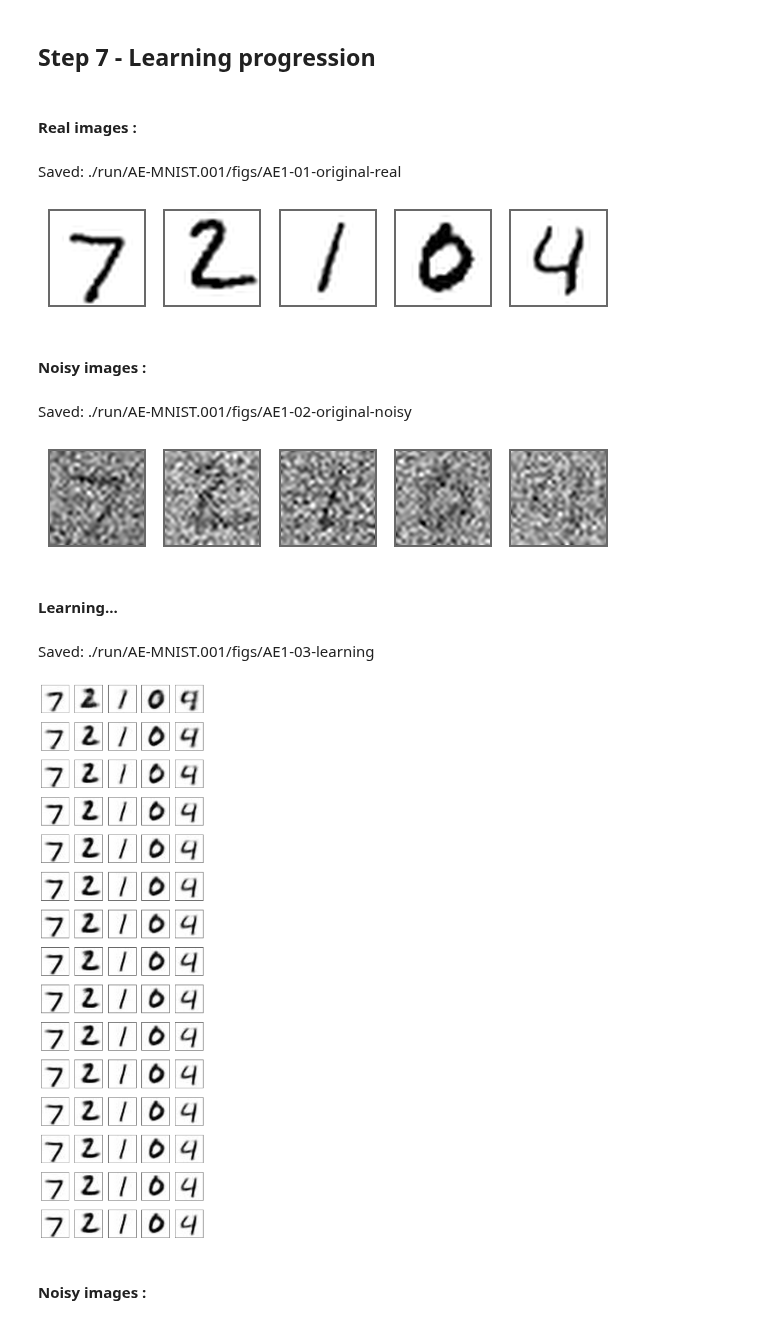
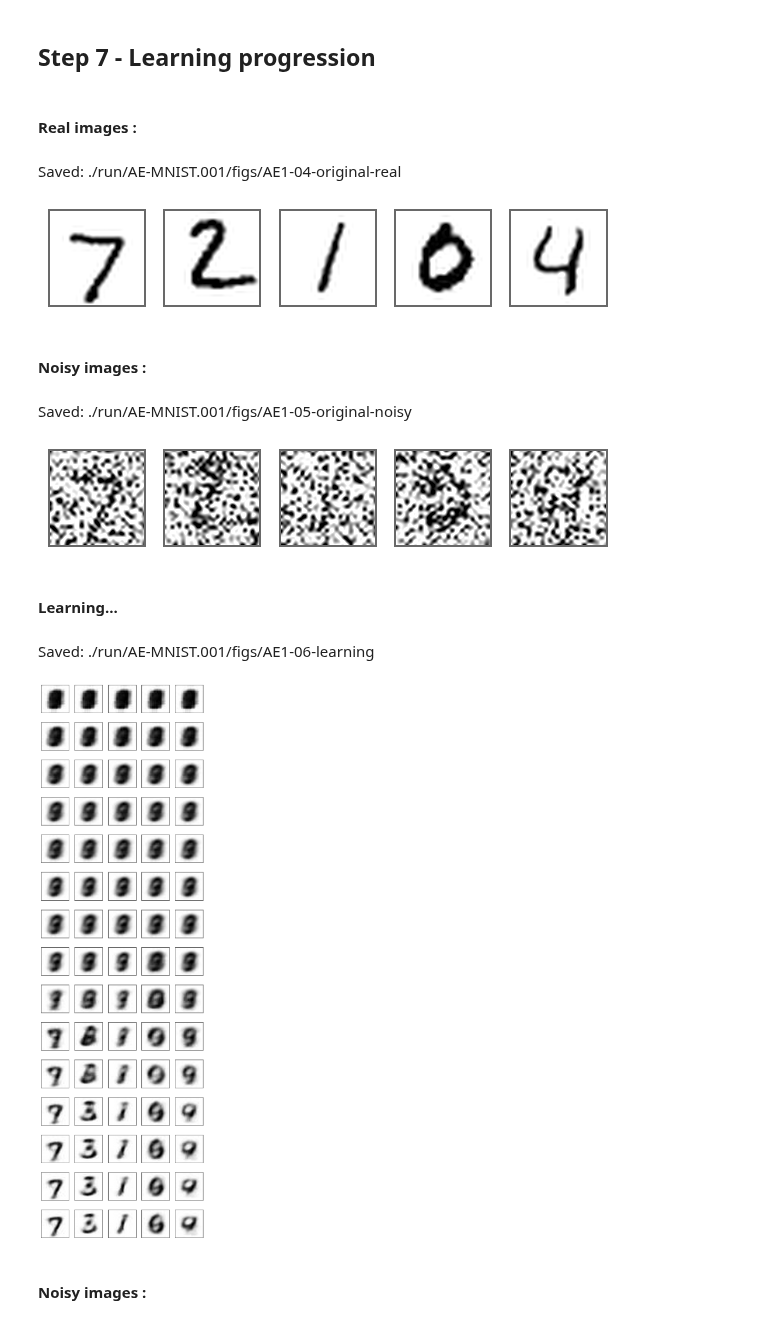
Before and after one commit to Jean-Christ1/Deep-Learning-with-Keras-and-Tensorflow, a Jupyter notebook: VAE/00-AE-with-MNIST.ipynb, the cells around one changed output. Drawn from its saved outputs; the diff is of its cells as text; code cells hidden in the pictures.

Commit message:
Update AE with MNIST dataset

```diff
--- a/VAE/00-AE-with-MNIST.ipynb
+++ b/VAE/00-AE-with-MNIST.ipynb
@@ -81,15 +82,24 @@ y_test  shape : (10000,)
 ### 2.2 - Add noise to dataset
 Nous allons ajouter du buit a notre dataset en entrée (x_train, x_test)
 Notre objectif est de prédire les données sans bruit (y_train, y_test)
-# %%
-noise_factor=0.7
-
-# ---- What we want
-#
-y_train = np.copy(x_train)
-y_test  = np.copy(x_test)
-
-# ---- Add noise
-#
-x_train = x_train + noise_factor * np.random.normal(0, 1, x_train.shape)
-x_test  = x_test  + noise_factor * np.random.normal(0, 1, x_test.shape )
+# %%
+def noise_it(x_data, about):
+    for i,image in enumerate(x_data):
+        pwk.update_progress(about,i+1,len(x_data))
+        image=random_noise(image, mode='gaussian', mean=0, var=0.4)
+        image=random_noise(image, mode='s&p',      amount=0.2, salt_vs_pepper=0.5)
+        image=random_noise(image, mode='poisson')  # Poisson
+        image=random_noise(image, mode='speckle',  mean=0, var=0.1)
+        x_data[i]=image
+    return x_data
+
+
+# ---- What we want
+#
+y_train = np.copy(x_train)
+y_test  = np.copy(x_test)
+
+# ---- Add noise to x_train, x_test
+#
+x_train = noise_it(x_train, 'Add noise to x_train :')
+x_test  = noise_it(x_test,  'Add noise to x_test  :')
@@ -212,35 +225,35 @@ Saved: ./run/AE-MNIST.001/figs/AE1-history_0
 # %%
 imgs=[]
 labels=[]
 for epoch in range(15):
     for i in range(5):
         filename = run_dir + "/images/image-{epoch:03d}-{i:02d}.jpg".format(epoch=epoch, i=i)
         img      = io.imread(filename)
         imgs.append(img)
 
 
 pwk.subtitle('Real images :')
-pwk.plot_images(y_test[:5], None, indices='all', columns=5, x_size=2,y_size=2, save_as='01-original-real')
+pwk.plot_images(y_test[:5], None, indices='all', columns=5, x_size=2,y_size=2, save_as='04-original-real')
 
 pwk.subtitle('Noisy images :')
-pwk.plot_images(x_test[:5], None, indices='all', columns=5, x_size=2,y_size=2, save_as='02-original-noisy')
+pwk.plot_images(x_test[:5], None, indices='all', columns=5, x_size=2,y_size=2, save_as='05-original-noisy')
 
 pwk.subtitle('Learning...')
-pwk.plot_images(imgs, None, indices='all', columns=5, x_size=2,y_size=2, save_as='03-learning')
+pwk.plot_images(imgs, None, indices='all', columns=5, x_size=2,y_size=2, save_as='06-learning')
 
 pwk.subtitle('Noisy images :')
 pwk.plot_images(x_test[:5], None, indices='all', columns=5, x_size=2,y_size=2, save_as=None)
 
 pwk.subtitle('Real images :')
 pwk.plot_images(y_test[:5], None, indices='all', columns=5, x_size=2,y_size=2, save_as=None)
 # %% [output]
 <br>**Real images :**
-Saved: ./run/AE-MNIST.001/figs/AE1-01-original-real
+Saved: ./run/AE-MNIST.001/figs/AE1-04-original-real
 [figure]
 <br>**Noisy images :**
-Saved: ./run/AE-MNIST.001/figs/AE1-02-original-noisy
+Saved: ./run/AE-MNIST.001/figs/AE1-05-original-noisy
-[figure, old version]
+[figure, new version]
 <br>**Learning...**
-Saved: ./run/AE-MNIST.001/figs/AE1-03-learning
+Saved: ./run/AE-MNIST.001/figs/AE1-06-learning
-[figure, old version]
+[figure, new version]
 <br>**Noisy images :**
```
Also changed, not shown: parts of 7 cells of this notebook, 1 other file.
